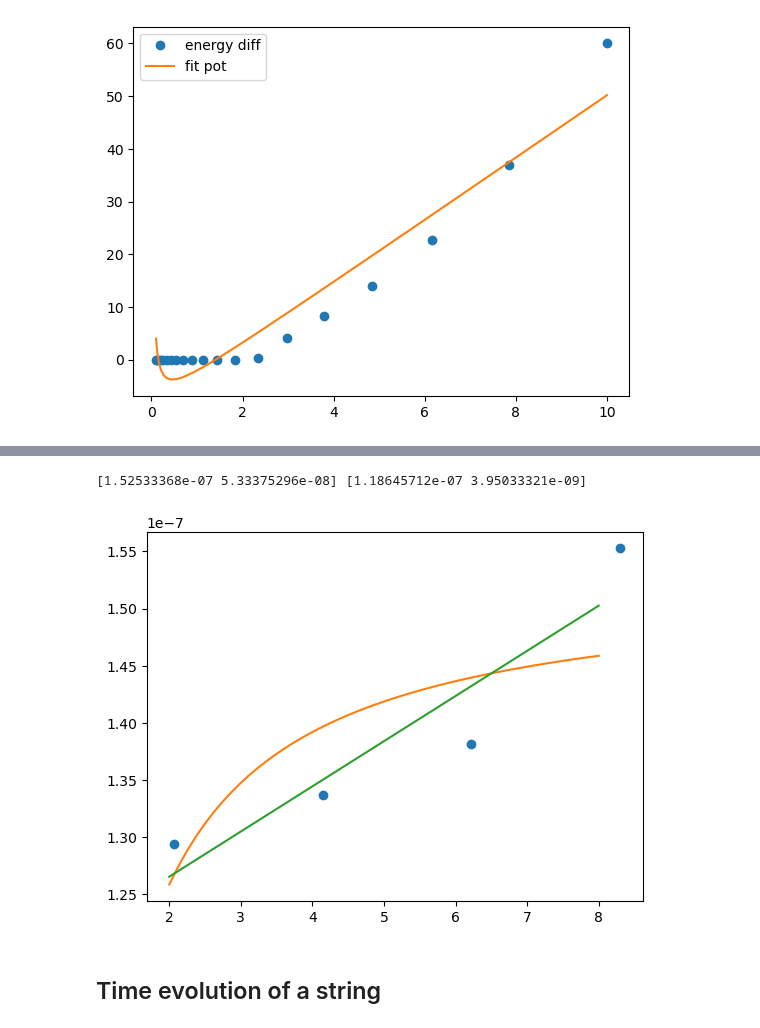
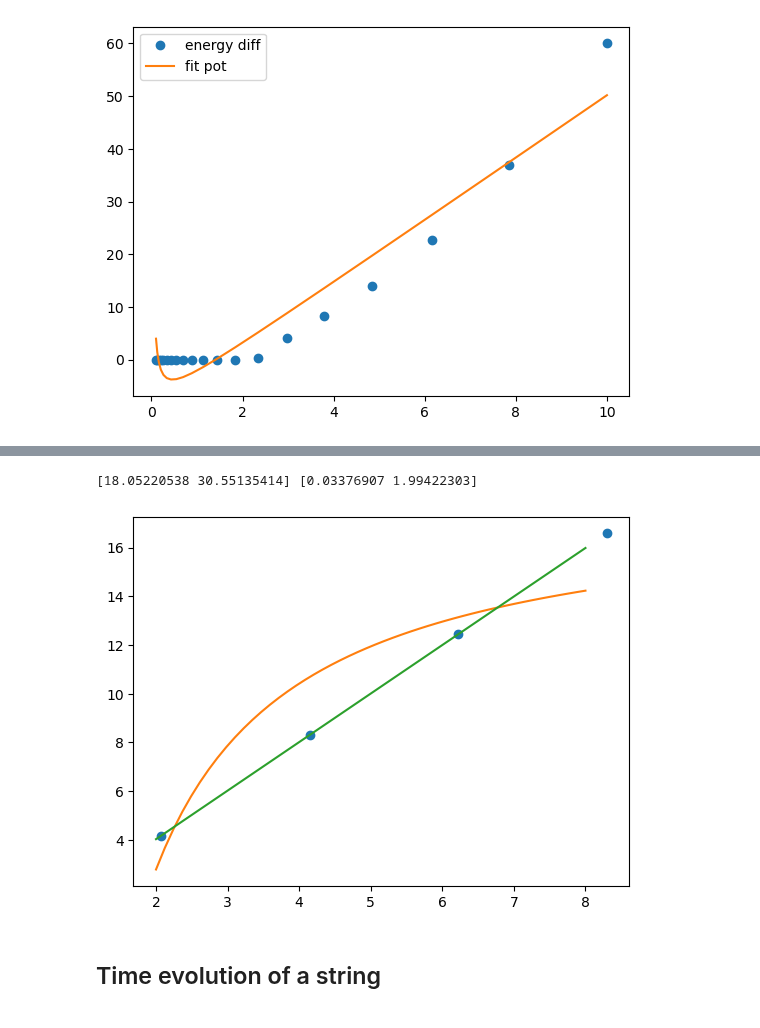
Before and after one commit to Fradm98/qs-mps, a Jupyter notebook: src/qs_mps/applications/Z2/string_quench.ipynb, the cells around one changed output, grey strips where cells are left out. Saved outputs shown, nothing was run; the diff lists cells and outputs as text; code cells hidden in the pictures.

Commit message:
string energy density debug

```diff
--- a/src/qs_mps/applications/Z2/string_quench.ipynb
+++ b/src/qs_mps/applications/Z2/string_quench.ipynb
@@ -209,29 +208,29 @@ R deconf: 4.100745364132501
 # %%
 coulomb = []
 cxs = [[1, 9],[2, 8],[3, 7],[4, 6]]
 cxs.reverse()
 estimated_Rs = [2.07,4.15,6.22,8.30]
 Rs = np.linspace(2,8)
 def func_crit(x,a,b):
     return a - 1/x*b
 
 def func_lin(x,a,b):
     return a + x*b
 
 for cx in cxs:
     en_charges = np.loadtxt(f"/Users/fradm98/Google Drive/My Drive/projects/1_Z2/results/energy_data/energies_Z2_dual_direct_lattice_4x10_2_particle(s)_sector_{cx}-[2, 2]_h_-1.0-1.0_delta_20_chi_256")
     delta_energy = (np.asarray(en_charges)-np.asarray(en_vacuum)).flatten()
-    coulomb.append(delta_energy[0])
+    coulomb.append(delta_energy[10])
 
 popt, copt = curve_fit(func_crit, estimated_Rs, coulomb, [0,1], maxfev=2000)
 popt_lin, copt_lin = curve_fit(func_lin, estimated_Rs, coulomb, maxfev=2000)
 plt.plot(estimated_Rs, coulomb, 'o', label=f"energy diff")
 plt.plot(Rs, func_crit(Rs, a=popt[0], b=popt[1]), '-', label=f"fit 1/R")
 plt.plot(Rs, func_lin(Rs, a=popt_lin[0], b=popt_lin[1]), '-', label=f"fit lin")
 print(popt, popt_lin)
 # %% [output]
-[1.52533368e-07 5.33375296e-08] [1.18645712e-07 3.95033321e-09]
+[18.05220538 30.55135414] [0.03376907 1.99422303]
-[figure, old version]
+[figure, new version]
 # %% [markdown]
 ## Time evolution of a string
 # %%
```
Also changed, not shown: parts of 2 cells of this notebook, 4 other files.
